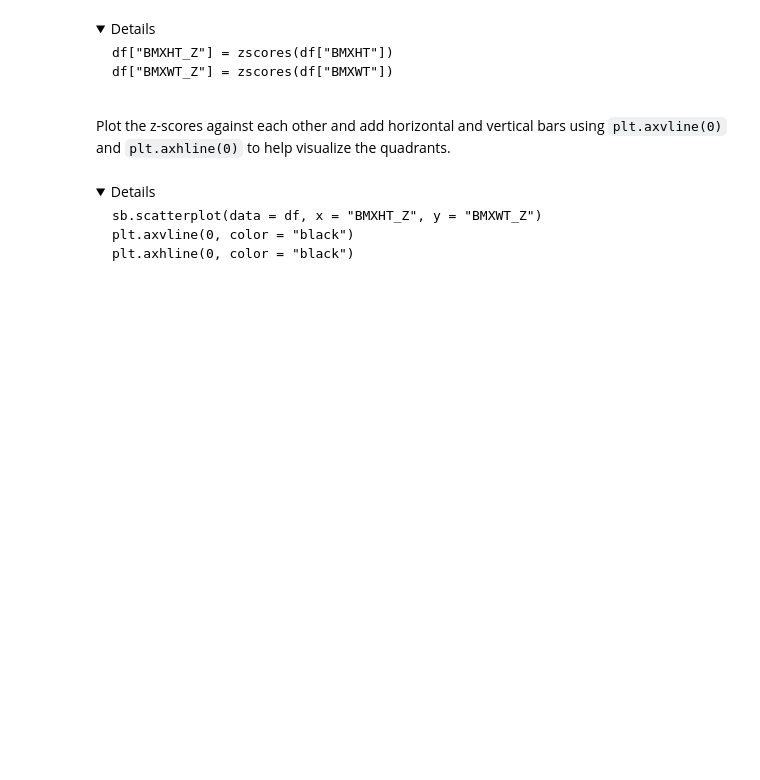
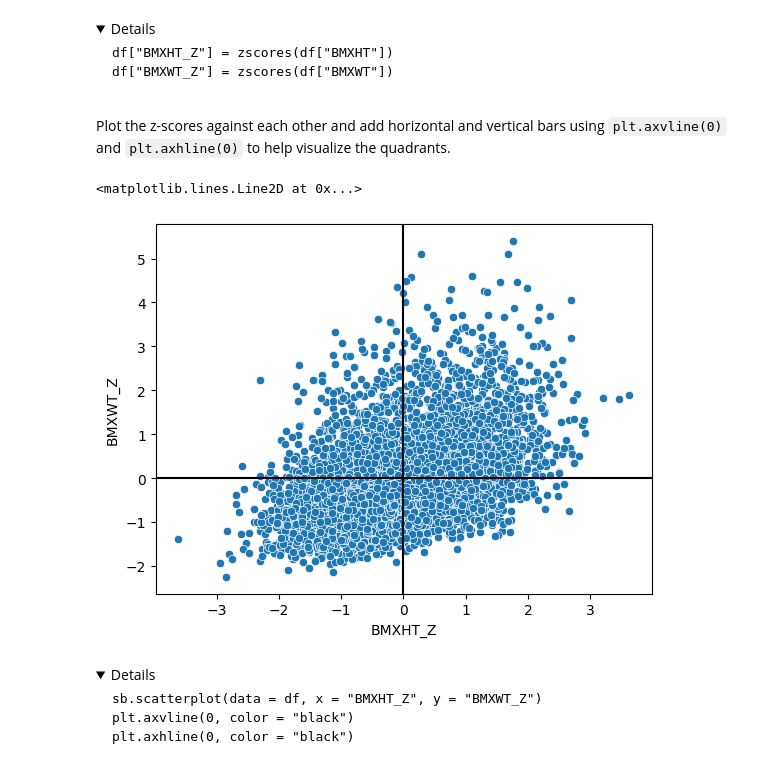
Before and after one commit to cbsebastian24/randomStuff, a Jupyter notebook: Copy_of_Breakout_4b.ipynb, the cells around one changed output. Drawn from its saved outputs; the diff is of its cells as text; code cells hidden in the pictures; folded sections open; blank space fills up the shorter version.

```diff
--- a/Copy_of_Breakout_4b.ipynb
+++ b/Copy_of_Breakout_4b.ipynb
@@ -113,6 +137,8 @@ where $S_X$ is the standard deviation of the $X$ values.
 Write a function that converts a series to its Z-score version. Call it `zscores` (we will refer to it later).
 # %%
 # WRITE YOUR CODE HERE
+def zscores(s):
+    return((s - s.mean()) / s.std())
 # %% [markdown]
 <details>
 
@@ -126,6 +152,8 @@ def zscores(s):
 Create new columns that are the Z-scores for height and weight.
 # %%
 # WRITE YOUR CODE HERE
+df["BMXHT_Z"] = zscores(df["BMXHT"])
+df["BMXWT_Z"] = zscores(df["BMXWT"])
 # %% [markdown]
 <details>
 
@@ -142,3 +168,11 @@ Plot the z-scores against each other and add horizontal and vertical bars using
+# %%
+# WRITE YOUR CODE HERE
+sb.scatterplot(data = df, x = "BMXHT_Z", y = "BMXWT_Z")
+plt.axvline(0, color = "black")
+plt.axhline(0, color = "black")
+# %% [output]
+<matplotlib.lines.Line2D at 0x...>
+[figure, added]
 # %% [markdown]
 <details>
 
```
Also changed, not shown: parts of 49 cells of this notebook.
